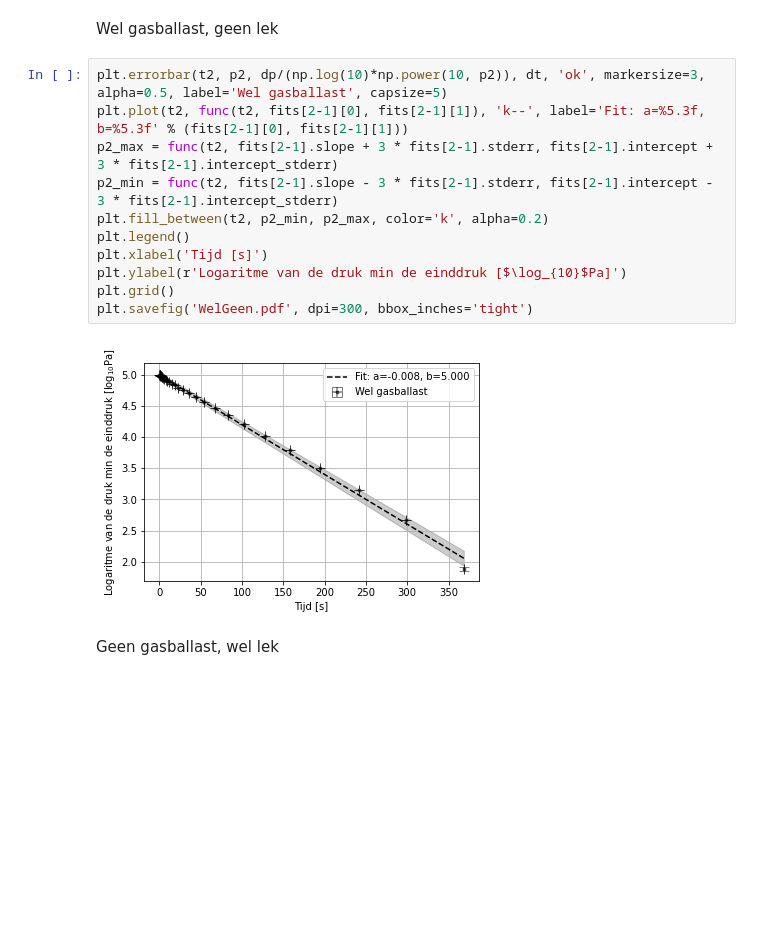
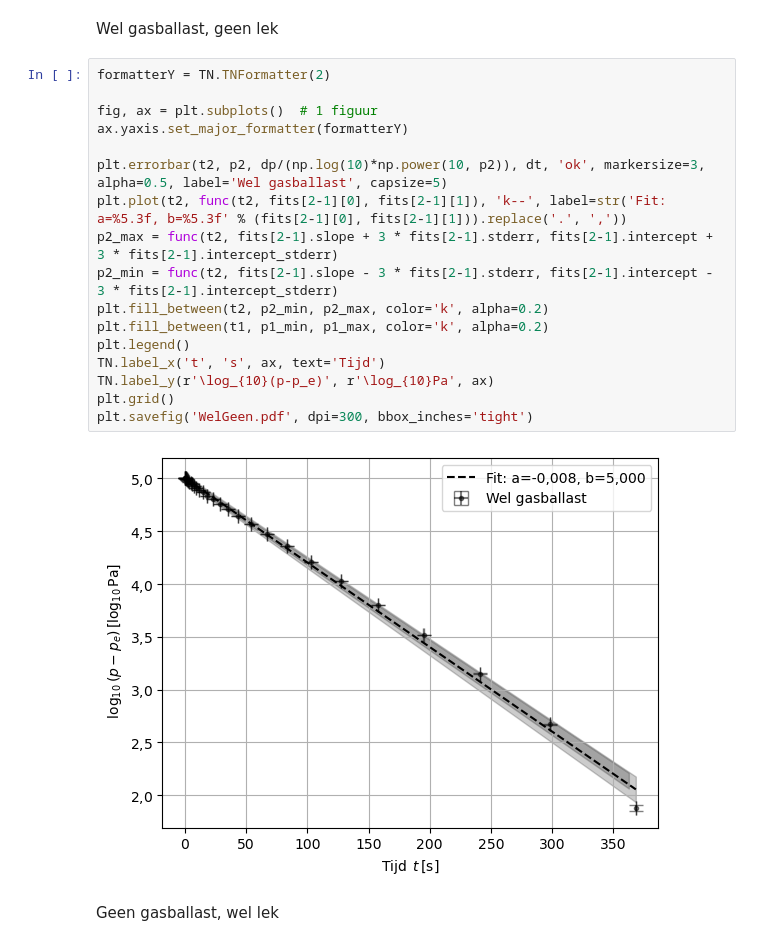
Before and after one commit to YannickJong/School, a Jupyter notebook: Vacuumtechniek/Experiment7.ipynb, the cells around one changed output. Cells and saved outputs as stored; diff of their text form; blank space fills up the shorter version.

```diff
--- a/Vacuumtechniek/Experiment7.ipynb
+++ b/Vacuumtechniek/Experiment7.ipynb
@@ -107,18 +115,24 @@ plt.savefig('GeenGeen.pdf', dpi=300, bbox_inches='tight')
 # %% [markdown]
 Wel gasballast, geen lek
 # %%
+formatterY = TN.TNFormatter(2)
+
+fig, ax = plt.subplots()  # 1 figuur
+ax.yaxis.set_major_formatter(formatterY)
+
 plt.errorbar(t2, p2, dp/(np.log(10)*np.power(10, p2)), dt, 'ok', markersize=3, alpha=0.5, label='Wel gasballast', capsize=5)
-plt.plot(t2, func(t2, fits[2-1][0], fits[2-1][1]), 'k--', label='Fit: a=%5.3f, b=%5.3f' % (fits[2-1][0], fits[2-1][1]))
+plt.plot(t2, func(t2, fits[2-1][0], fits[2-1][1]), 'k--', label=str('Fit: a=%5.3f, b=%5.3f' % (fits[2-1][0], fits[2-1][1])).replace('.', ','))
 p2_max = func(t2, fits[2-1].slope + 3 * fits[2-1].stderr, fits[2-1].intercept + 3 * fits[2-1].intercept_stderr)
 p2_min = func(t2, fits[2-1].slope - 3 * fits[2-1].stderr, fits[2-1].intercept - 3 * fits[2-1].intercept_stderr)
 plt.fill_between(t2, p2_min, p2_max, color='k', alpha=0.2)
+plt.fill_between(t1, p1_min, p1_max, color='k', alpha=0.2)
 plt.legend()
-plt.xlabel('Tijd [s]')
-plt.ylabel(r'Logaritme van de druk min de einddruk [$\log_{10}$Pa]')
+TN.label_x('t', 's', ax, text='Tijd')
+TN.label_y(r'\log_{10}(p-p_e)', r'\log_{10}Pa', ax)
 plt.grid()
 plt.savefig('WelGeen.pdf', dpi=300, bbox_inches='tight')
 # %% [output]
-[figure, old version]
+[figure, new version]
 # %% [markdown]
 Geen gasballast, wel lek
 # %%
```
Also changed, not shown: parts of 23 cells of this notebook, 7 other files.
